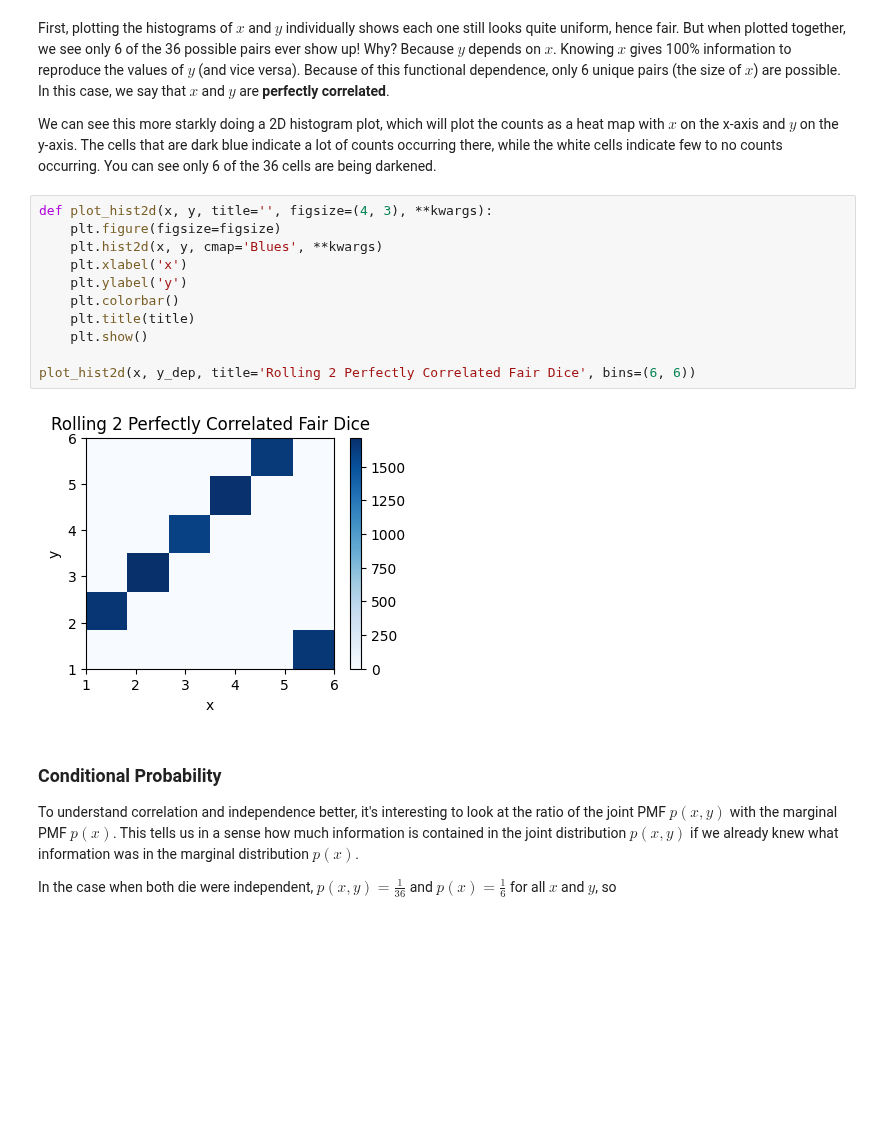
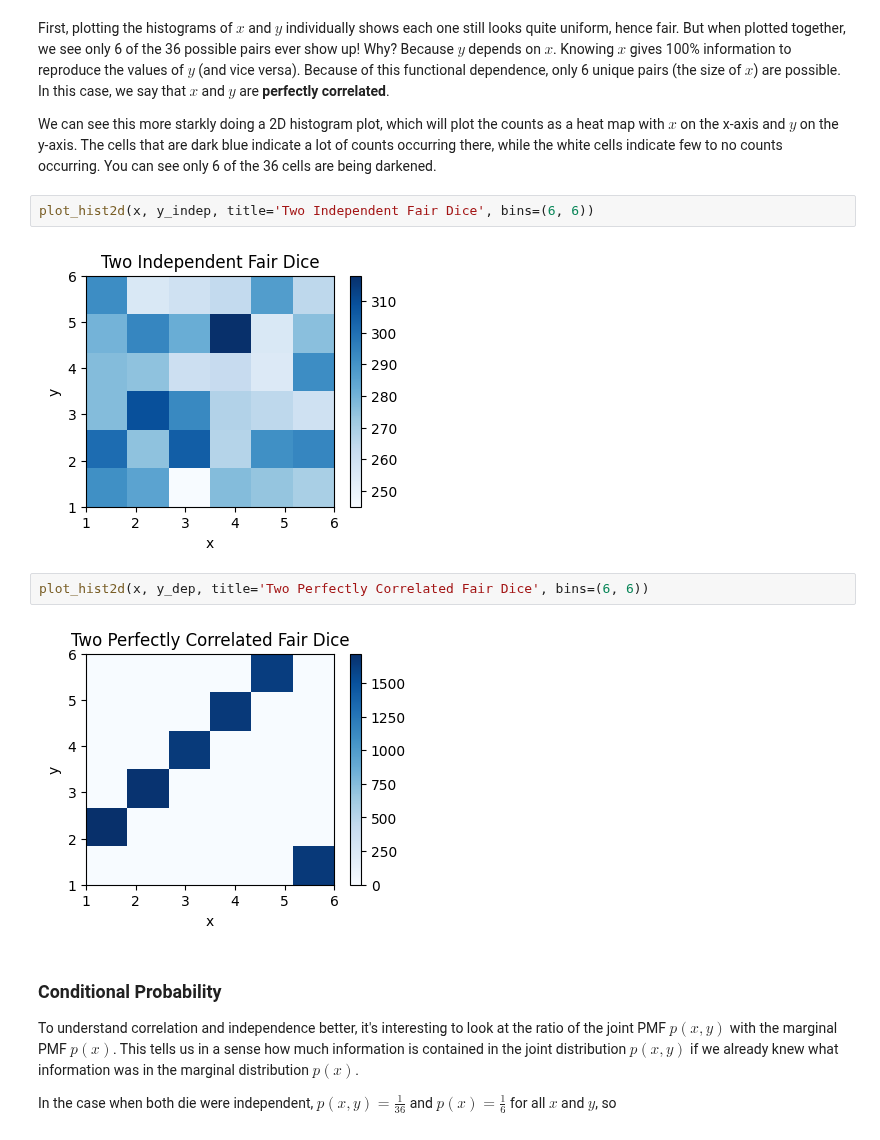
Before and after one commit to rkingery/ml-book, a Jupyter notebook: notebooks/multivariate-probability.ipynb, the cells around one changed output. Cells and saved outputs as stored; diff of their text form; blank space fills up the shorter version.

```diff
--- a/notebooks/multivariate-probability.ipynb
+++ b/notebooks/multivariate-probability.ipynb
@@ -88,18 +80,13 @@ First, plotting the histograms of $x$ and $y$ individually shows each one still
 
 We can see this more starkly doing a 2D histogram plot, which will plot the counts as a heat map with $x$ on the x-axis and $y$ on the y-axis. The cells that are dark blue indicate a lot of counts occurring there, while the white cells indicate few to no counts occurring. You can see only 6 of the 36 cells are being darkened.
 # %%
-def plot_hist2d(x, y, title='', figsize=(4, 3), **kwargs):
-    plt.figure(figsize=figsize)
-    plt.hist2d(x, y, cmap='Blues', **kwargs)
-    plt.xlabel('x')
-    plt.ylabel('y')
-    plt.colorbar()
-    plt.title(title)
-    plt.show()
-
-plot_hist2d(x, y_dep, title='Rolling 2 Perfectly Correlated Fair Dice', bins=(6, 6))
+plot_hist2d(x, y_indep, title='Two Independent Fair Dice', bins=(6, 6))
 # %% [output]
-[figure, old version]
+[figure, new version]
+# %%
+plot_hist2d(x, y_dep, title='Two Perfectly Correlated Fair Dice', bins=(6, 6))
+# %% [output]
+[figure, added]
 # %% [markdown]
 ### Conditional Probability
 
```
Also changed, not shown: parts of 5 cells of this notebook, 6 other files.
